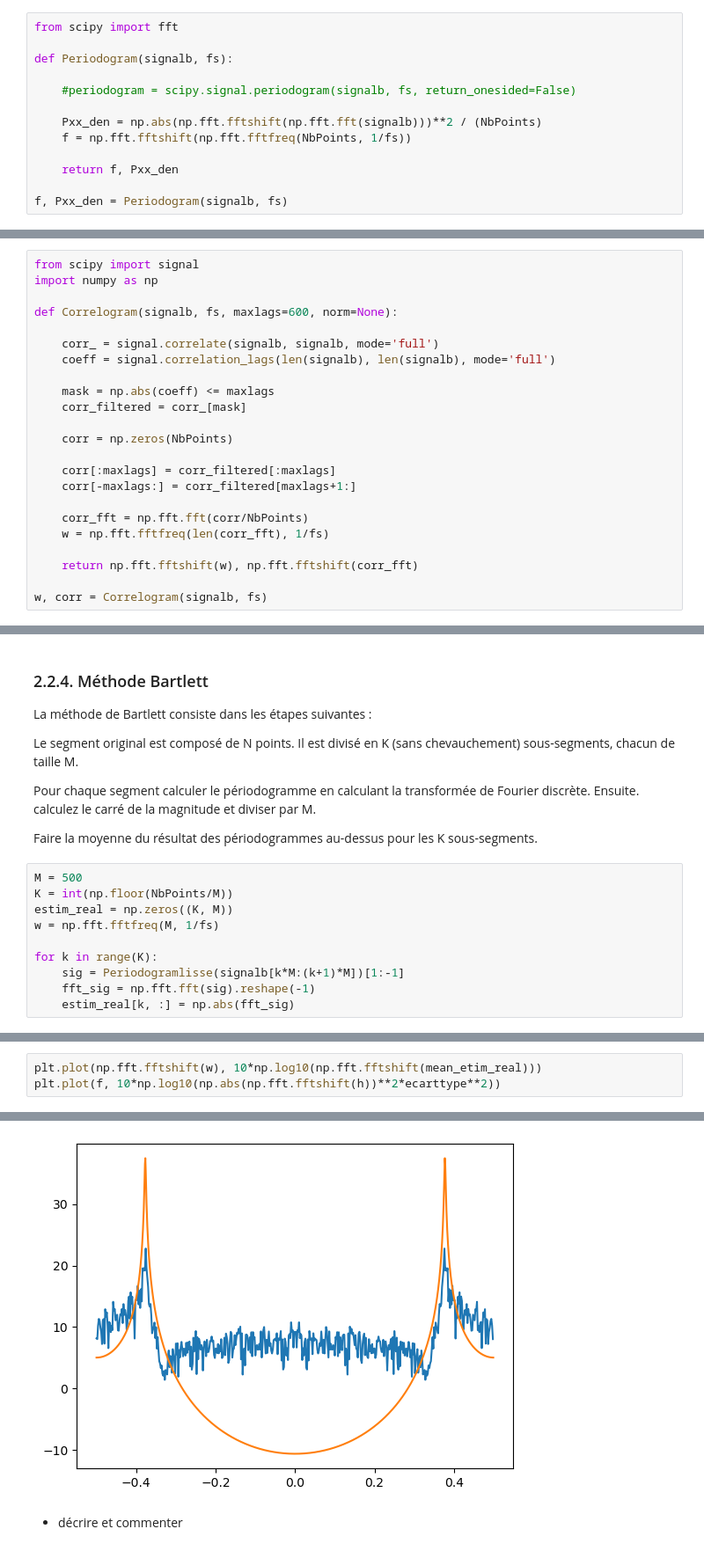
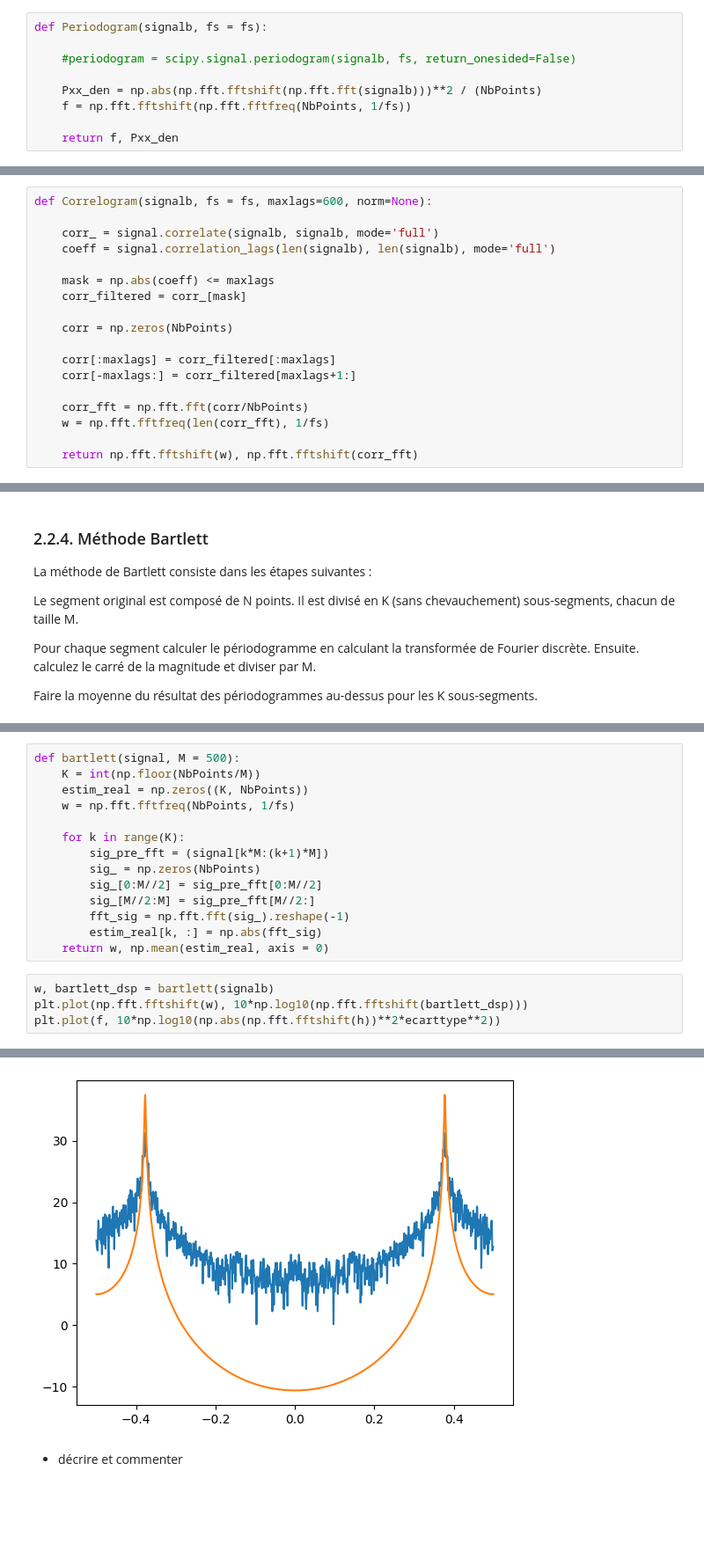
Before and after one commit to m23ayou2/UE_G, a Jupyter notebook: TP2_eleves_20260128.ipynb, the cells around one changed output, grey strips where cells are left out. Shown at 88% size. Drawn from its saved outputs; the diff is of its cells as text; blank space fills up the shorter version.

```diff
--- a/TP2_eleves_20260128.ipynb
+++ b/TP2_eleves_20260128.ipynb
@@ -213,9 +215,7 @@ Affichage du résultat (en dB) - comparaison avec le résultat obtenu avec [*sci
   - w : frequence
   - periodogram : le periodogramme (en module)
 # %%
-from scipy import fft
-
-def Periodogram(signalb, fs):
+def Periodogram(signalb, fs = fs):
 
     #periodogram = scipy.signal.periodogram(signalb, fs, return_onesided=False)
 
@@ -223,6 +223,4 @@ def Periodogram(signalb, fs):
     f = np.fft.fftshift(np.fft.fftfreq(NbPoints, 1/fs))
 
     return f, Pxx_den
-
-f, Pxx_den = Periodogram(signalb, fs)
 # %%
@@ -271,10 +270,7 @@ utiliser [*scipy.signal.correlate*](https://docs.scipy.org/doc/scipy/reference/g
   - w : frequence
   - corr : le correlogramme
 # %%
-from scipy import signal
-import numpy as np
-
-def Correlogram(signalb, fs, maxlags=600, norm=None):
+def Correlogram(signalb, fs = fs, maxlags=600, norm=None):
 
     corr_ = signal.correlate(signalb, signalb, mode='full')
     coeff = signal.correlation_lags(len(signalb), len(signalb), mode='full')
@@ -291,8 +287,6 @@ def Correlogram(signalb, fs, maxlags=600, norm=None):
     w = np.fft.fftfreq(len(corr_fft), 1/fs)
 
     return np.fft.fftshift(w), np.fft.fftshift(corr_fft)
-
-w, corr = Correlogram(signalb, fs)
 # %% [markdown]
 Calcul et affichage
 # %%
@@ -346,13 +341,3 @@ Le segment original est composé de N points. Il est divisé en K (sans chevauch
 Pour chaque segment calculer le périodogramme en calculant la transformée de Fourier discrète. Ensuite. calculez le carré de la magnitude et diviser par M.
 
 Faire la moyenne du résultat des périodogrammes au-dessus pour les K sous-segments.
-# %%
-M = 500
-K = int(np.floor(NbPoints/M))
-estim_real = np.zeros((K, M))
-w = np.fft.fftfreq(M, 1/fs)
-
-for k in range(K):
-    sig = Periodogramlisse(signalb[k*M:(k+1)*M])[1:-1]
-    fft_sig = np.fft.fft(sig).reshape(-1)
-    estim_real[k, :] = np.abs(fft_sig)
@@ -361,9 +344,24 @@ mean_etim_real = np.mean(estim_real, axis = 0)
+# %%
+def bartlett(signal, M = 500):
+    K = int(np.floor(NbPoints/M))
+    estim_real = np.zeros((K, NbPoints))
+    w = np.fft.fftfreq(NbPoints, 1/fs)
+
+    for k in range(K):
+        sig_pre_fft = (signal[k*M:(k+1)*M])
+        sig_ = np.zeros(NbPoints)
+        sig_[0:M//2] = sig_pre_fft[0:M//2]
+        sig_[M//2:M] = sig_pre_fft[M//2:]
+        fft_sig = np.fft.fft(sig_).reshape(-1)
+        estim_real[k, :] = np.abs(fft_sig)
+    return w, np.mean(estim_real, axis = 0)
 # %%
-plt.plot(np.fft.fftshift(w), 10*np.log10(np.fft.fftshift(mean_etim_real)))
+w, bartlett_dsp = bartlett(signalb)
+plt.plot(np.fft.fftshift(w), 10*np.log10(np.fft.fftshift(bartlett_dsp)))
 plt.plot(f, 10*np.log10(np.abs(np.fft.fftshift(h))**2*ecarttype**2))
 # %% [output]
 [<matplotlib.lines.Line2D at 0x...>]
-[figure, old version]
+[figure, new version]
 # %% [markdown]
 - décrire et commenter
 # %% [markdown]
```
Also changed, not shown: parts of 18 cells of this notebook.
